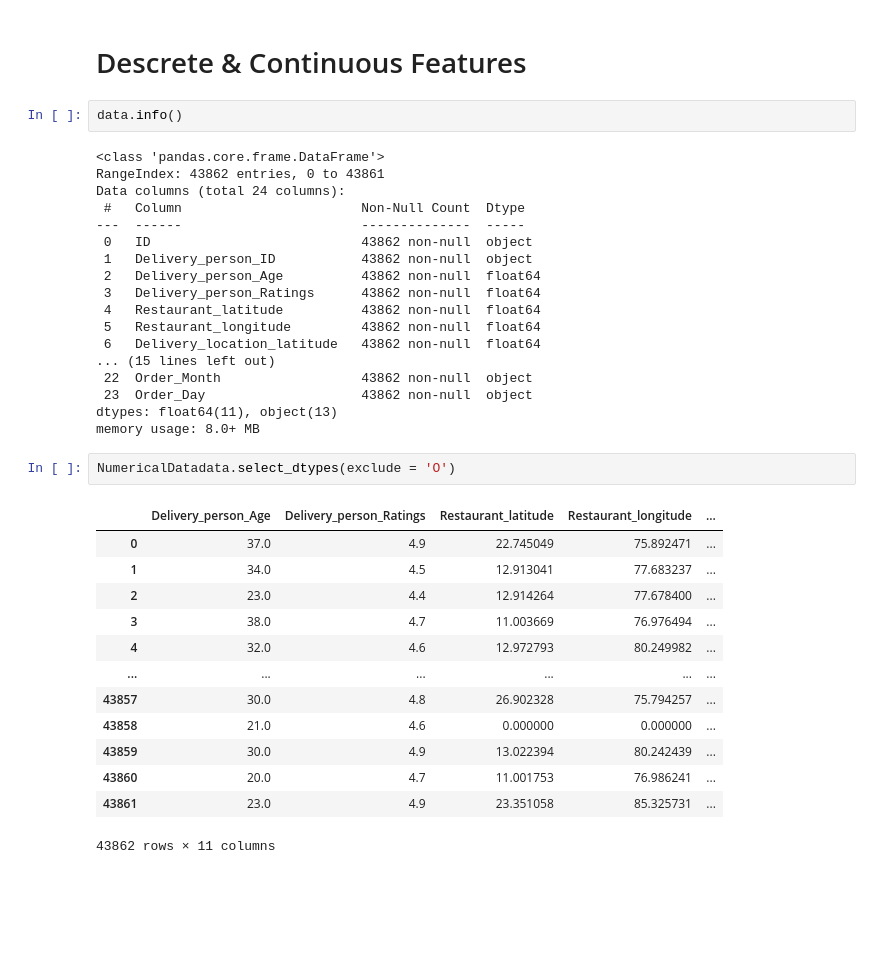
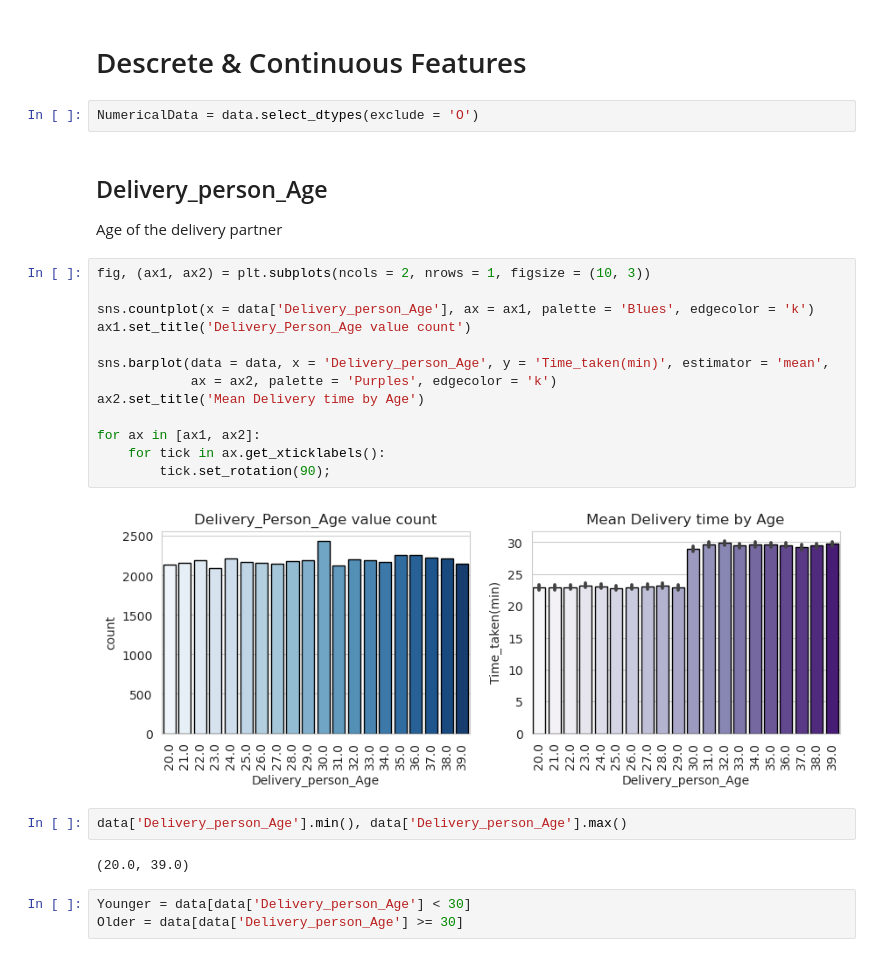
Before and after one commit to liamarguedas/uber-eats-delivery-time, a Jupyter notebook: notebooks/analyze-and-explore-data.ipynb, the cells around one changed output. Drawn from its saved outputs; the diff is of its cells as text; blank space fills up the shorter version.

```diff
--- a/notebooks/analyze-and-explore-data.ipynb
+++ b/notebooks/analyze-and-explore-data.ipynb
@@ -131,39 +131,30 @@ plt.tight_layout();
 - BoxCox transformation is the one that fits a better normal distribution.
 # %% [markdown]
 # Descrete & Continuous Features
-# %%
-data.info()
-# %% [output]
-<class 'pandas.core.frame.DataFrame'>
-RangeIndex: 43862 entries, 0 to 43861
-Data columns (total 24 columns):
- #   Column                       Non-Null Count  Dtype
----  ------                       --------------  -----
- 0   ID                           43862 non-null  object
- 1   Delivery_person_ID           43862 non-null  object
- 2   Delivery_person_Age          43862 non-null  float64
- 3   Delivery_person_Ratings      43862 non-null  float64
- 4   Restaurant_latitude          43862 non-null  float64
- 5   Restaurant_longitude         43862 non-null  float64
- 6   Delivery_location_latitude   43862 non-null  float64
-... (15 lines left out)
- 22  Order_Month                  43862 non-null  object
- 23  Order_Day                    43862 non-null  object
-dtypes: float64(11), object(13)
-memory usage: 8.0+ MB
 # %%
-NumericalDatadata.select_dtypes(exclude = 'O')
+NumericalData = data.select_dtypes(exclude = 'O')
-# %% [output]
-|  | Delivery_person_Age | Delivery_person_Ratings | Restaurant_latitude | Restaurant_longitude | ... |
-| 0 | 37.0 | 4.9 | 22.745049 | 75.892471 | ... |
-| 1 | 34.0 | 4.5 | 12.913041 | 77.683237 | ... |
-| 2 | 23.0 | 4.4 | 12.914264 | 77.678400 | ... |
-| 3 | 38.0 | 4.7 | 11.003669 | 76.976494 | ... |
-| 4 | 32.0 | 4.6 | 12.972793 | 80.249982 | ... |
-| ... | ... | ... | ... | ... | ... |
-| 43857 | 30.0 | 4.8 | 26.902328 | 75.794257 | ... |
-| 43858 | 21.0 | 4.6 | 0.000000 | 0.000000 | ... |
-| 43859 | 30.0 | 4.9 | 13.022394 | 80.242439 | ... |
-| 43860 | 20.0 | 4.7 | 11.001753 | 76.986241 | ... |
-| 43861 | 23.0 | 4.9 | 23.351058 | 85.325731 | ... |
-43862 rows × 11 columns
+# %% [markdown]
+## Delivery_person_Age
+Age of the delivery partner
+# %%
+fig, (ax1, ax2) = plt.subplots(ncols = 2, nrows = 1, figsize = (10, 3))
+
+sns.countplot(x = data['Delivery_person_Age'], ax = ax1, palette = 'Blues', edgecolor = 'k')
+ax1.set_title('Delivery_Person_Age value count')
+
+sns.barplot(data = data, x = 'Delivery_person_Age', y = 'Time_taken(min)', estimator = 'mean',
+            ax = ax2, palette = 'Purples', edgecolor = 'k')
+ax2.set_title('Mean Delivery time by Age')
+
+for ax in [ax1, ax2]:
+    for tick in ax.get_xticklabels():
+        tick.set_rotation(90);
+# %% [output]
+[figure, added]
+# %%
+data['Delivery_person_Age'].min(), data['Delivery_person_Age'].max()
+# %% [output]
+(20.0, 39.0)
+# %%
+Younger = data[data['Delivery_person_Age'] < 30]
+Older = data[data['Delivery_person_Age'] >= 30]
```
Also changed, not shown: parts of 7 cells of this notebook.
